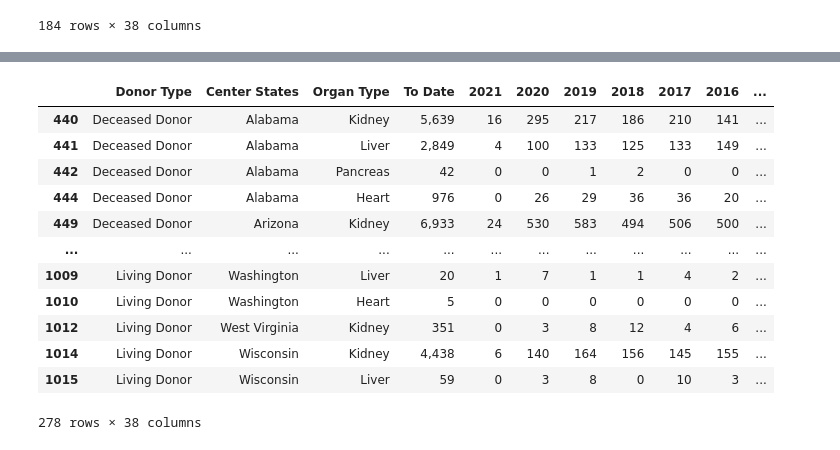
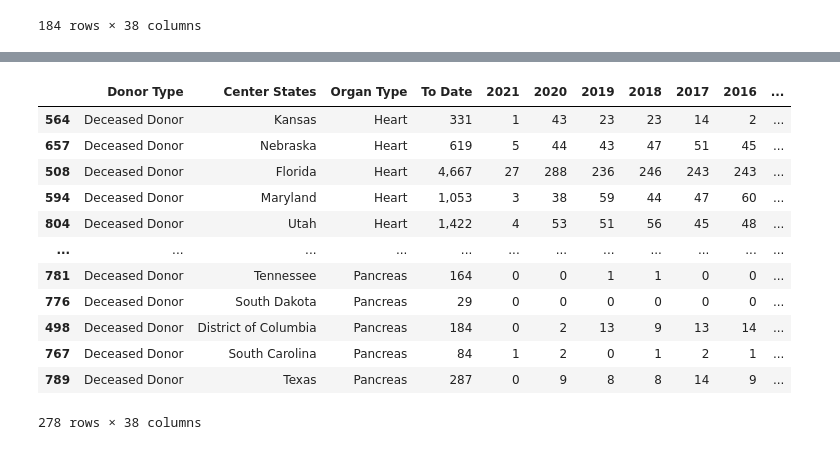
Before and after one commit to benwbarr/Transplant_Project, a Jupyter notebook: Resources/Wait_List_Notebook.ipynb, the cells around one changed output, grey strips where cells are left out. Drawn from its saved outputs; the diff is of its cells as text; code cells hidden in the pictures.

```diff
--- a/Resources/Wait_List_Notebook.ipynb
+++ b/Resources/Wait_List_Notebook.ipynb
@@ -523,21 +525,25 @@ dtm_df
-# %%
-dtm_state = dtm_state[dtm_state['Organ Type'].isin(organ_list)]
-
-dtm_state
-# %% [output]
-|  | Donor Type | Center States | Organ Type | To Date | 2021 | 2020 | 2019 | 2018 | 2017 | 2016 | ... |
-| 440 | Deceased Donor | Alabama | Kidney | 5,639 | 16 | 295 | 217 | 186 | 210 | 141 | ... |
-| 441 | Deceased Donor | Alabama | Liver | 2,849 | 4 | 100 | 133 | 125 | 133 | 149 | ... |
-| 442 | Deceased Donor | Alabama | Pancreas | 42 | 0 | 0 | 1 | 2 | 0 | 0 | ... |
-| 444 | Deceased Donor | Alabama | Heart | 976 | 0 | 26 | 29 | 36 | 36 | 20 | ... |
-| 449 | Deceased Donor | Arizona | Kidney | 6,933 | 24 | 530 | 583 | 494 | 506 | 500 | ... |
-| ... | ... | ... | ... | ... | ... | ... | ... | ... | ... | ... | ... |
-| 1009 | Living Donor | Washington | Liver | 20 | 1 | 7 | 1 | 1 | 4 | 2 | ... |
-| 1010 | Living Donor | Washington | Heart | 5 | 0 | 0 | 0 | 0 | 0 | 0 | ... |
-| 1012 | Living Donor | West Virginia | Kidney | 351 | 0 | 3 | 8 | 12 | 4 | 6 | ... |
-| 1014 | Living Donor | Wisconsin | Kidney | 4,438 | 6 | 140 | 164 | 156 | 145 | 155 | ... |
-| 1015 | Living Donor | Wisconsin | Liver | 59 | 0 | 3 | 8 | 0 | 10 | 3 | ... |
-278 rows × 38 columns
+# %%
+dtm_state = dtm_state[dtm_state['Organ Type'].isin(organ_list)]
+
+dtm_state = dtm_state['To Date'].replace('', np.nan, inplace=True)
+
+dtm_state = dtm_state.dropna(subset=['To Date'], inplace=True)
+
+dtm_state.sort_values('Organ Type')
+# %% [output]
+|  | Donor Type | Center States | Organ Type | To Date | 2021 | 2020 | 2019 | 2018 | 2017 | 2016 | ... |
+| 564 | Deceased Donor | Kansas | Heart | 331 | 1 | 43 | 23 | 23 | 14 | 2 | ... |
+| 657 | Deceased Donor | Nebraska | Heart | 619 | 5 | 44 | 43 | 47 | 51 | 45 | ... |
+| 508 | Deceased Donor | Florida | Heart | 4,667 | 27 | 288 | 236 | 246 | 243 | 243 | ... |
+| 594 | Deceased Donor | Maryland | Heart | 1,053 | 3 | 38 | 59 | 44 | 47 | 60 | ... |
+| 804 | Deceased Donor | Utah | Heart | 1,422 | 4 | 53 | 51 | 56 | 45 | 48 | ... |
+| ... | ... | ... | ... | ... | ... | ... | ... | ... | ... | ... | ... |
+| 781 | Deceased Donor | Tennessee | Pancreas | 164 | 0 | 0 | 1 | 1 | 0 | 0 | ... |
+| 776 | Deceased Donor | South Dakota | Pancreas | 29 | 0 | 0 | 0 | 0 | 0 | 0 | ... |
+| 498 | Deceased Donor | District of Columbia | Pancreas | 184 | 0 | 2 | 13 | 9 | 13 | 14 | ... |
+| 767 | Deceased Donor | South Carolina | Pancreas | 84 | 1 | 2 | 0 | 1 | 2 | 1 | ... |
+| 789 | Deceased Donor | Texas | Pancreas | 287 | 0 | 9 | 8 | 8 | 14 | 9 | ... |
+278 rows × 38 columns
 # %%
 dtm_df.to_csv('clean_data/donor_type_payment.csv')
 # %%
```
Also changed, not shown: parts of 1 cell of this notebook, 1 other file.
